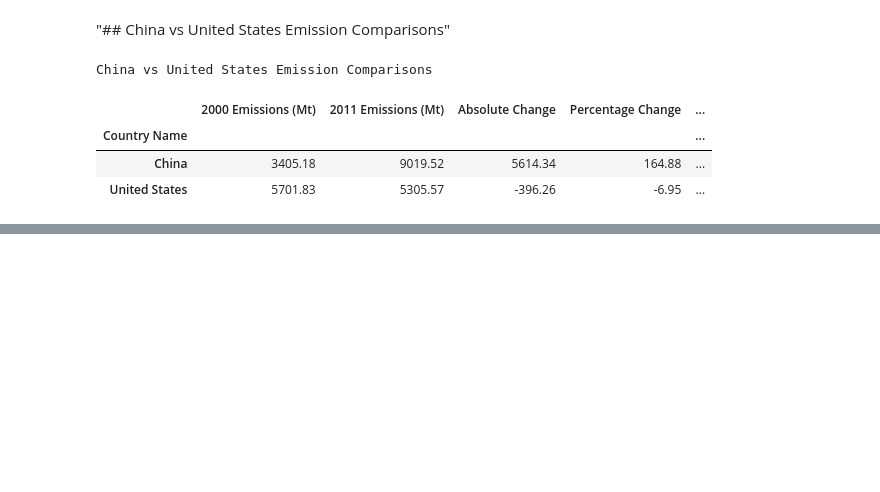
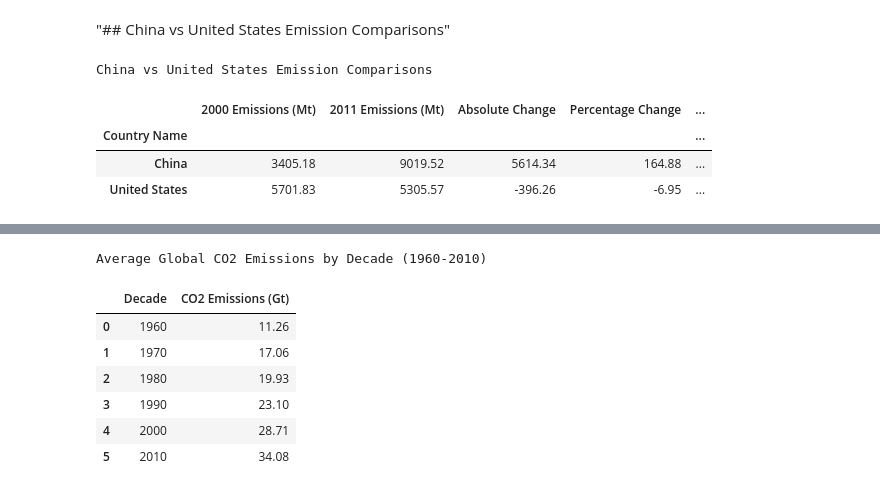
Before and after one commit to sanaullah525/Global-CO2-Emissions-Data-Analysis-Project, a Jupyter notebook: datapr.ipynb, the cells around one changed output, grey strips where cells are left out. Saved outputs shown, nothing was run; the diff lists cells and outputs as text; code cells hidden in the pictures; blank space fills up the shorter version.

Commit message:
Fixing calculation errors in the table.

```diff
--- a/datapr.ipynb
+++ b/datapr.ipynb
@@ -436,0 +390,48 @@ Average Global CO2 Emissions by Decade (1960-2010)
+# %%
+# Calculating the Average Global CO2 Emissions by Decade (1960-2010)
+
+
+# Filter World and drop useless columns
+
+pd.set_option('display.max_columns', 20)
+pd.set_option('display.max_rows', 20)
+
+aged= dataf[dataf['Country Name']== 'World'].drop(columns= ['Indicator Name', 'Indicator Code'])
+
+aged = dataf[dataf['Country Name'] == 'World'] \
+        .drop(columns=['Indicator Name', 'Indicator Code']) \
+        .copy()
+
+# Select year columns
+year_cols = [col for col in aged.columns if col.isdigit() and int(col) <= 2011]
+
+# Convert to long format
+long_df = aged[year_cols].melt(var_name='Year', value_name='CO2 Emissions (Gt)')
+
+# Fix data types FIRST
+long_df['Year'] = long_df['Year'].astype(int)
+long_df['CO2 Emissions (Gt)'] = pd.to_numeric(long_df['CO2 Emissions (Gt)'], errors='coerce')
+
+# Convert units
+long_df['CO2 Emissions (Gt)'] = long_df['CO2 Emissions (Gt)'] / 1_000_000
+
+# Create decade column
+long_df['Decade'] = (long_df['Year'] // 10) * 10
+
+# Group by decade
+decade_df = long_df.groupby('Decade')['CO2 Emissions (Gt)'].mean().reset_index()
+
+decade_dfs = decade_df.style.format({
+    'CO2 Emissions (Gt)': '{:.2f}'
+}).set_caption("Average Global CO2 Emissions by Decade (1960-2010)")
+
+decade_dfs
+# %% [output]
+Average Global CO2 Emissions by Decade (1960-2010)
+|  | Decade | CO2 Emissions (Gt) |
+| 0 | 1960 | 11.26 |
+| 1 | 1970 | 17.06 |
+| 2 | 1980 | 19.93 |
+| 3 | 1990 | 23.10 |
+| 4 | 2000 | 28.71 |
+| 5 | 2010 | 34.08 |
```
Also changed, not shown: parts of 3 cells of this notebook.
